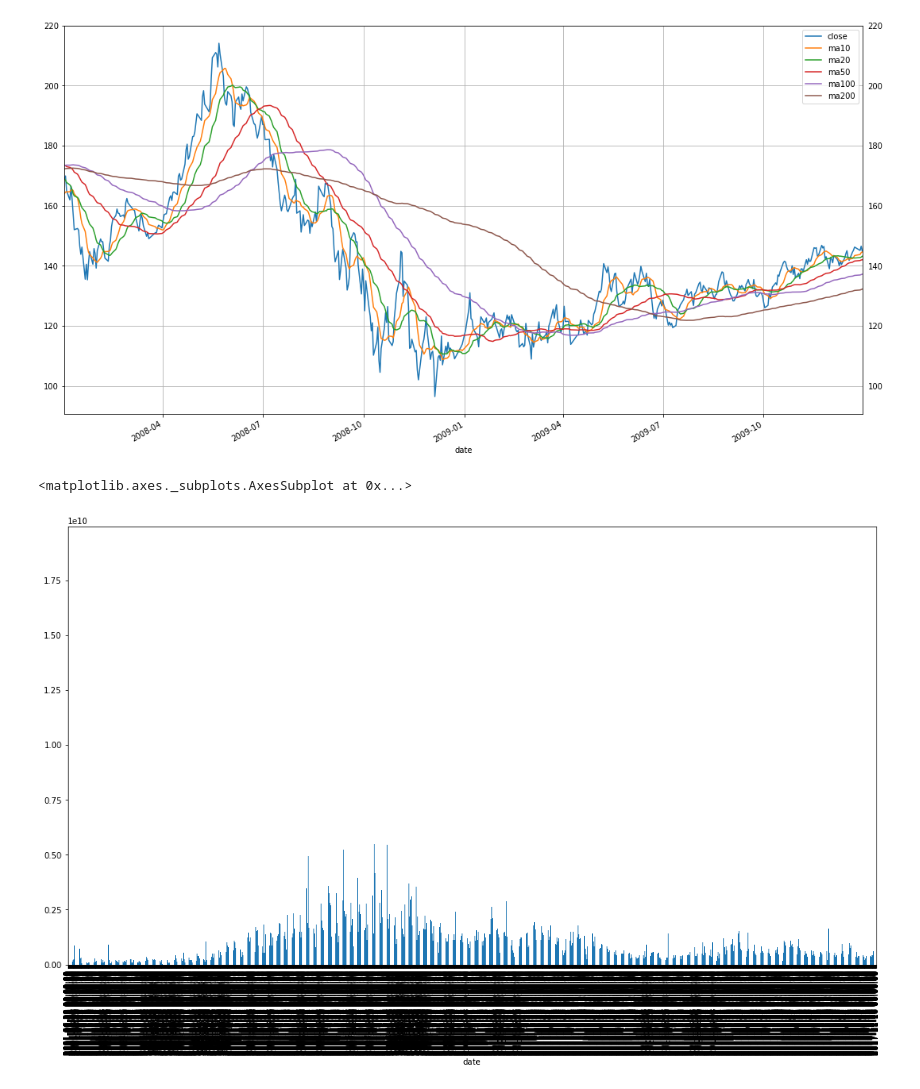
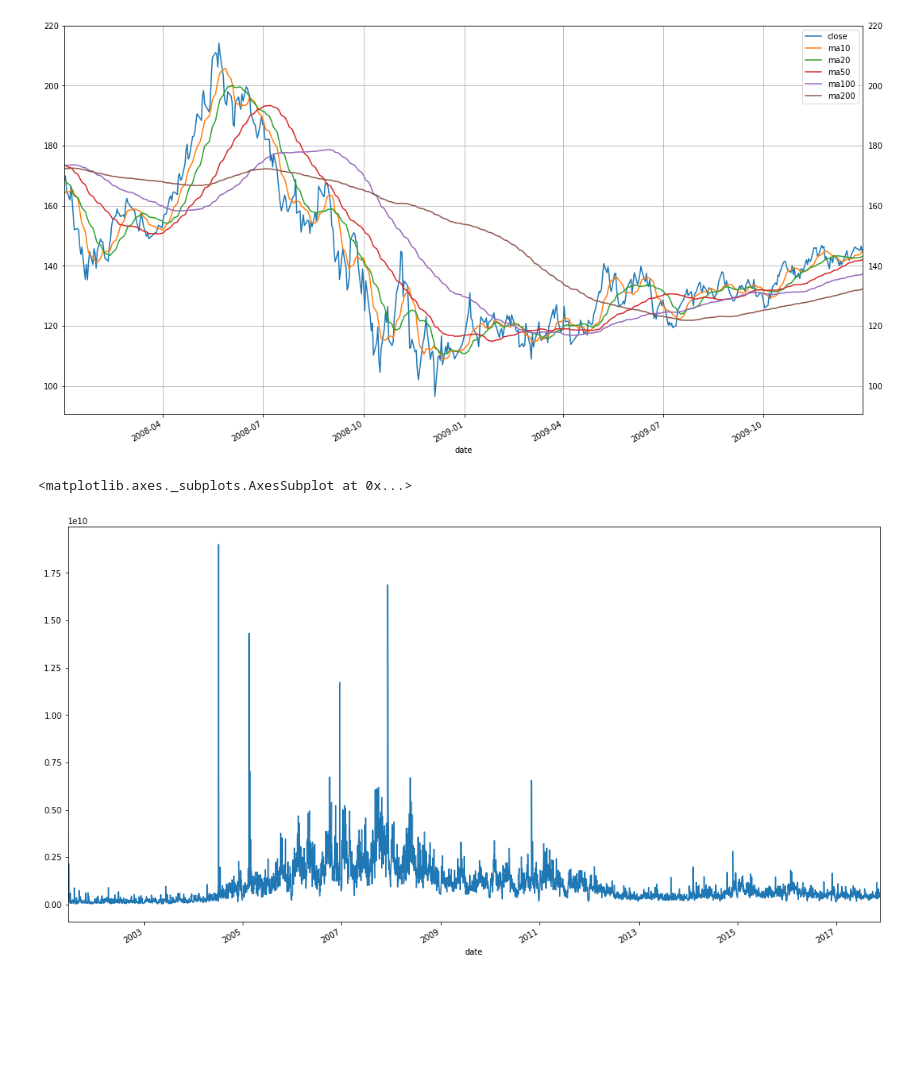
Before and after one commit to ntftrader/ntfdl, a Jupyter notebook: examples/notebooks/Historical data.ipynb, the cells around one changed output. Cells and saved outputs as stored; diff of their text form; code cells hidden in the pictures; blank space fills up the shorter version.

Commit message:
Removed bar plot

```diff
--- a/examples/notebooks/Historical data.ipynb
+++ b/examples/notebooks/Historical data.ipynb
@@ -67,7 +67,7 @@ plt.grid()
 # %% [output]
 [figure]
 # %%
-history.turnover.plot(kind='bar')
+history.turnover.plot()
 # %% [output]
 <matplotlib.axes._subplots.AxesSubplot at 0x...>
-[figure, old version]
+[figure, new version]
```
